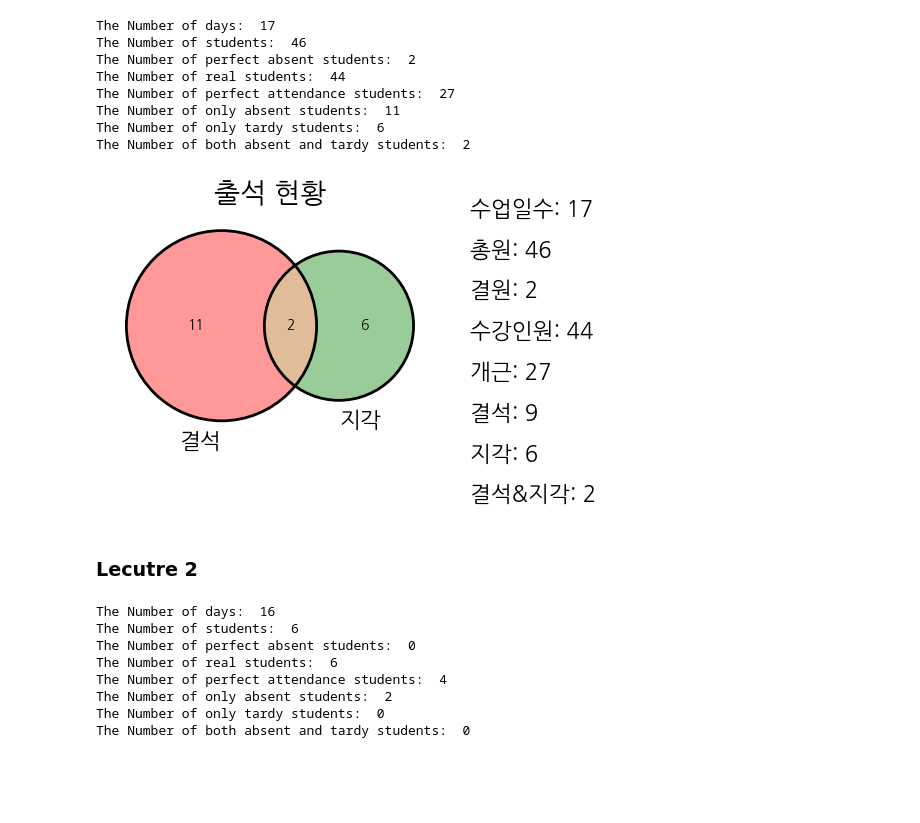
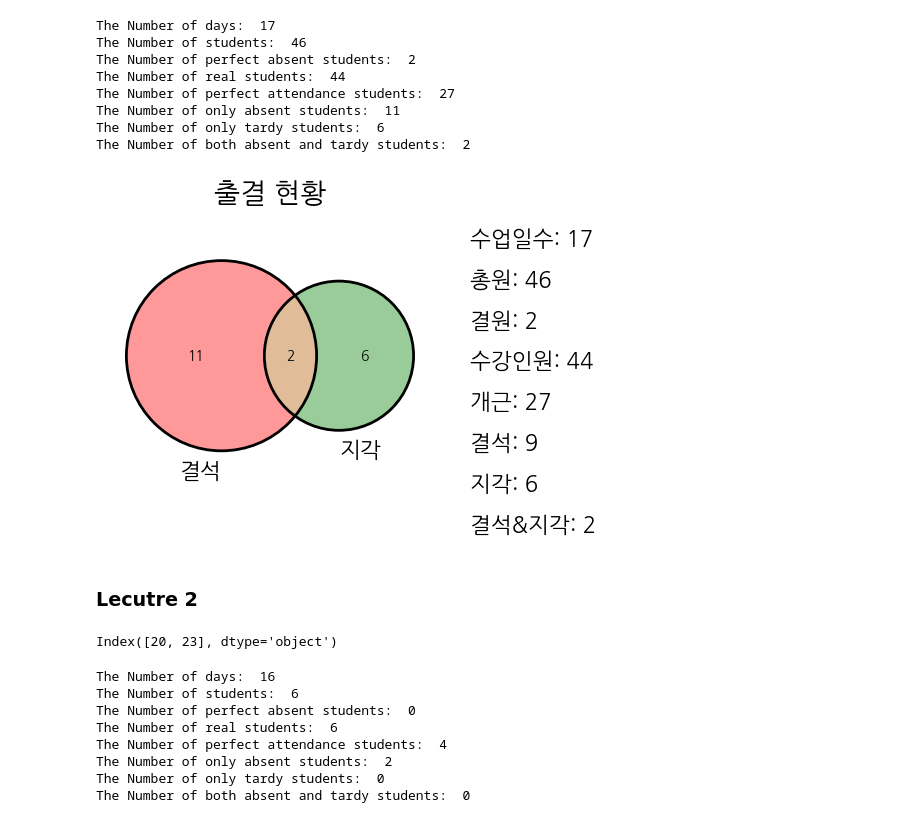
Before and after one commit to minseok0809/robotic-process-automation, a Jupyter notebook: study-automation/lecture_attendance_status_checker.ipynb, the cells around one changed output. Cells and saved outputs as stored; diff of their text form; code cells hidden in the pictures; blank space fills up the shorter version.

```diff
--- a/study-automation/lecture_attendance_status_checker.ipynb
+++ b/study-automation/lecture_attendance_status_checker.ipynb
@@ -136,28 +143,28 @@ The Number of both absent and tardy students:  2
 # %%
 fig = plt.figure()
 fig.set_size_inches(5,3)
 A = set(lecture_01_df[(lecture_01_df['결석일수'].isna() == False)]['성 명'])
 B = set(lecture_01_df[(lecture_01_df['지각횟수'].isna() == False)]['성 명'])
 v = venn2(subsets=[A, B], set_labels=('결석', '지각', '개근'))
 c = venn2_circles(subsets=[A, B], linestyle='solid')
 
-plt.title("출석 현황", fontsize = 20)
+plt.title("출결 현황\n", fontsize = 20)
 for text in v.set_labels:
     text.set_fontsize(16)
 plt.text(1.0, 0.54, '수업일수: 17', fontsize = 16)
 plt.text(1.0, 0.34, '총원: 46', fontsize = 16)
 plt.text(1.0, 0.14, '결원: 2', fontsize = 16)
 plt.text(1.0, -0.06, '수강인원: 44', fontsize = 16)
 plt.text(1.0, -0.26, '개근: 27', fontsize = 16)
 plt.text(1.0, -0.46, '결석: 9', fontsize = 16)
 plt.text(1.0, -0.66, '지각: 6', fontsize = 16)
 plt.text(1.0, -0.86, '결석&지각: 2', fontsize = 16)
 plt.gca().set_facecolor("white")
 plt.savefig('lecture_01_venn_diagram.png',
             facecolor='#eeeeee', edgecolor='black', format='png', bbox_inches='tight')
 plt.show()
 # %% [output]
-[figure, old version]
+[figure, new version]
 # %% [markdown]
 ### Lecutre 2
 # %%
@@ -181,4 +190,8 @@ lecture_02_perfect_absent_df = lecture_02_perfect_absent_df[['학  번', '성
 dataframe_image.export(lecture_02_perfect_absent_df, 'lecture_02_perfect_absent_df.png', max_cols = -1, max_rows = -1)
+# %%
+vacancy_index
+# %% [output]
+Index([20, 23], dtype='object')
 # %%
 lecture_02_only_absent_df = lecture_02_df[((lecture_02_df['결석일수'].isna() == False) & (lecture_02_df['지각횟수'].isna() == True))].copy()
 lecture_02_only_absent_df['결석일수'] = lecture_02_only_absent_df['결석일수'] * 2
```
Also changed, not shown: parts of 11 cells of this notebook.
